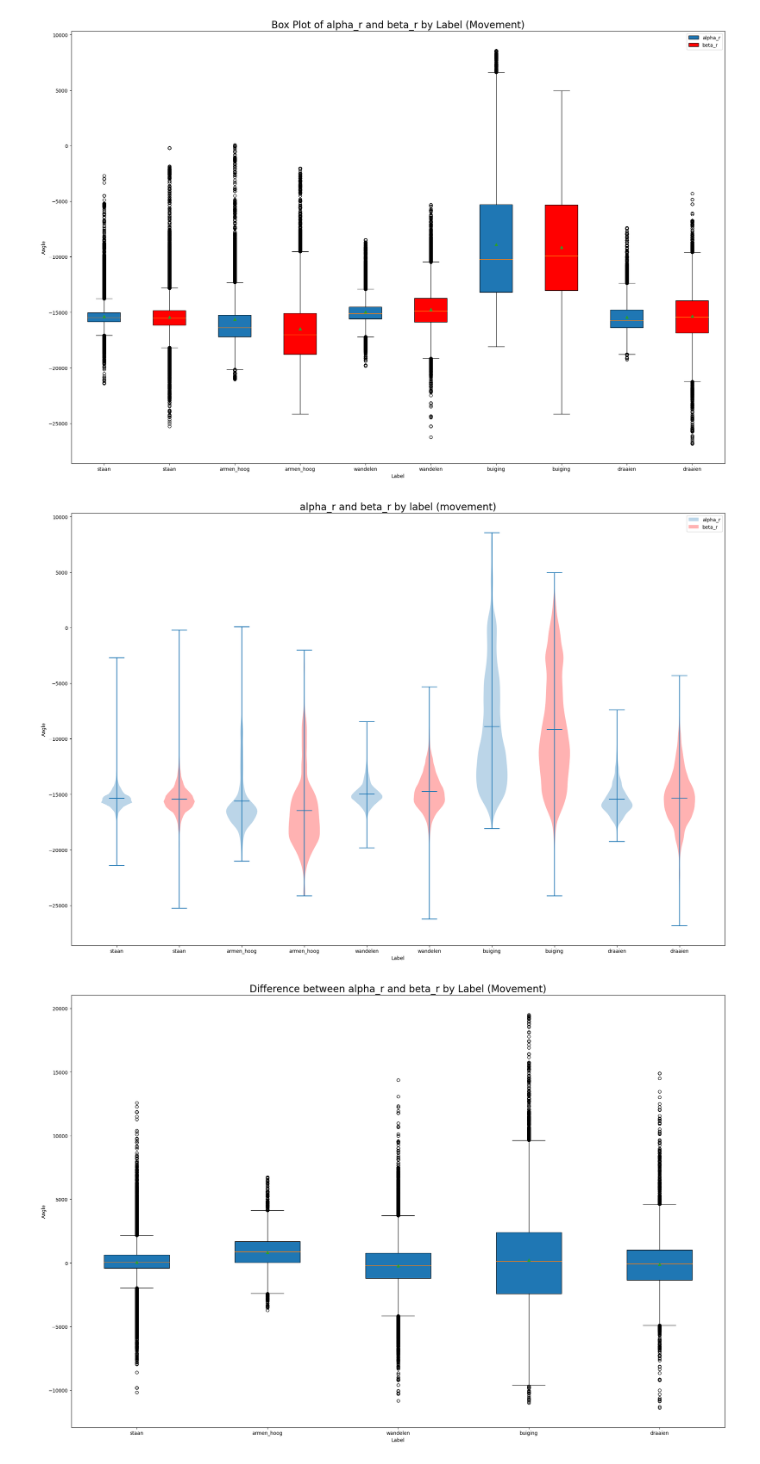
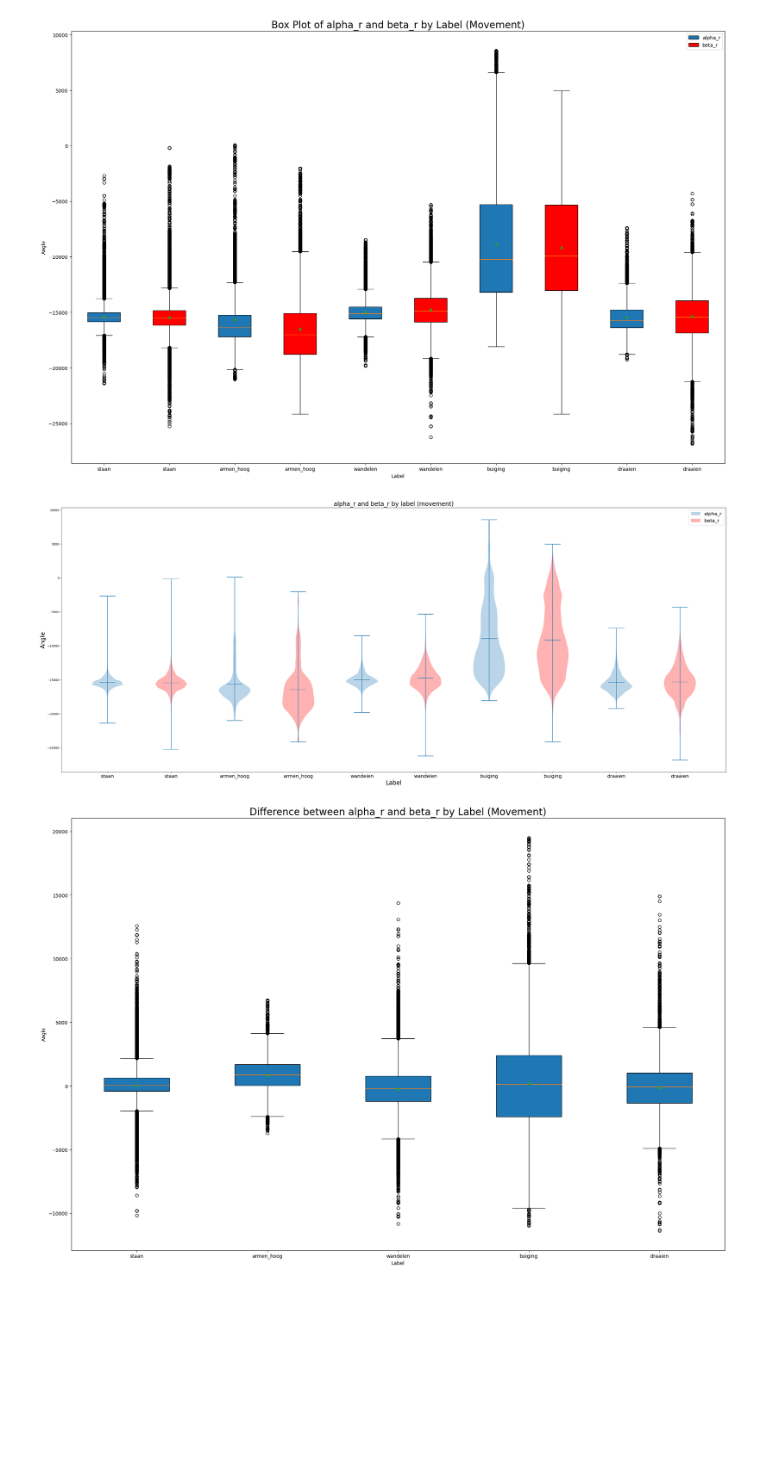
Before and after one commit to Arai-4-Data-Analysis-Team/Wearables-Data-Analysis, a Jupyter notebook: code/labeled-movement.ipynb, the cells around one changed output. Drawn from its saved outputs; the diff is of its cells as text; code cells hidden in the pictures; blank space fills up the shorter version.

```diff
--- a/code/labeled-movement.ipynb
+++ b/code/labeled-movement.ipynb
@@ -106,39 +87,39 @@ plt.show()
 # %%
 ### Violin Plot of 'alpha_r' and 'beta_r' by 'label'
 
 data_to_violin = [df_analysis['alpha_r'][df_analysis['label'] == 'staan'],
                 df_analysis['beta_r'][df_analysis['label'] == 'staan'],
                 df_analysis['alpha_r'][df_analysis['label'] == 'armen_hoog'],
                 df_analysis['beta_r'][df_analysis['label'] == 'armen_hoog'],
                 df_analysis['alpha_r'][df_analysis['label'] == 'wandelen'],
                 df_analysis['beta_r'][df_analysis['label'] == 'wandelen'],
                 df_analysis['alpha_r'][df_analysis['label'] == 'buiging'],
                 df_analysis['beta_r'][df_analysis['label'] == 'buiging'],
                 df_analysis['alpha_r'][df_analysis['label'] == 'draaien'],
                 df_analysis['beta_r'][df_analysis['label'] == 'draaien']]
 
-fig = plt.figure(figsize=(24, 16))
+fig = plt.figure(figsize=(40, 16))
 ax = fig.add_subplot(111)
 
 x_pos = [1, 2, 3, 4, 5, 6, 7, 8, 9, 10]
 x_labels = ['staan', 'staan', 'armen_hoog', 'armen_hoog', 'wandelen', 'wandelen', 'buiging', 'buiging', 'draaien', 'draaien']
 
 vp = ax.violinplot(data_to_violin, showmeans=True)
 
 vp['bodies'][1].set_facecolor('red')
 vp['bodies'][3].set_facecolor('red')
 vp['bodies'][5].set_facecolor('red')
 vp['bodies'][7].set_facecolor('red')
 vp['bodies'][9].set_facecolor('red')
 
 plt.title('alpha_r and beta_r by label (movement)', fontsize=20)
-plt.xlabel('Label')
-plt.ylabel('Angle')
-plt.xticks(x_pos, x_labels)
-plt.legend([vp['bodies'][0], vp['bodies'][1]], ['alpha_r', 'beta_r'])
+plt.xlabel('Label', fontsize=20)
+plt.ylabel('Angle', fontsize=20)
+plt.xticks(x_pos, x_labels, fontsize=16)
+plt.legend([vp['bodies'][0], vp['bodies'][1]], ['alpha_r', 'beta_r'], fontsize=16)
 plt.show()
 # %% [output]
-[figure, old version]
+[figure, new version]
 # %%
 ### Box Plot of difference between 'alpha_r' and 'beta_r' by 'label'
 
```
Also changed, not shown: parts of 6 cells of this notebook, 2 other files.
